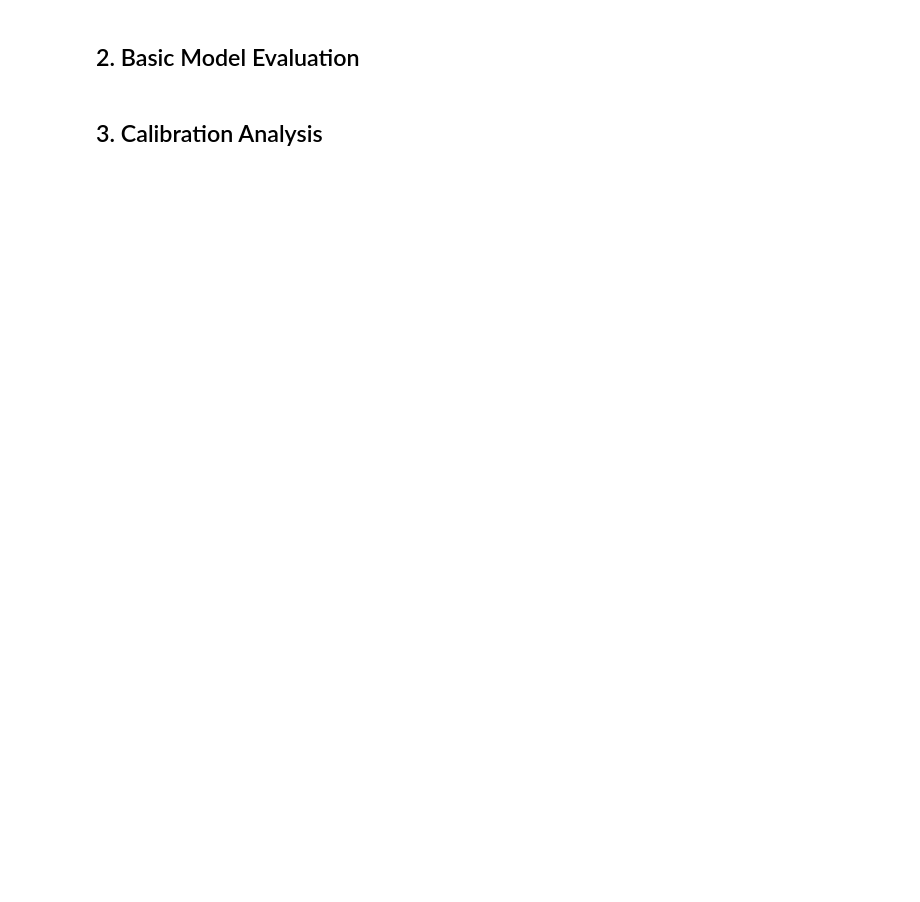
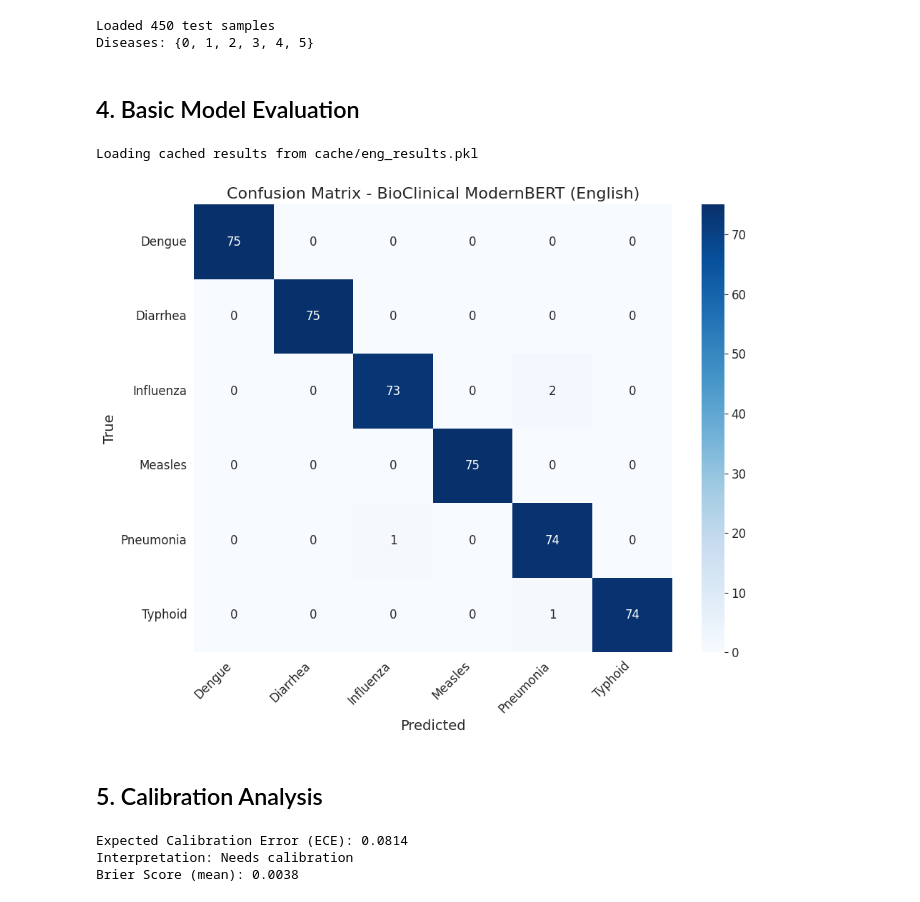
Before and after one commit to notlath/aill-be-sick, a Jupyter notebook: notebooks/uncertainty_analysis.ipynb, the cells around one changed output. Cells and saved outputs as stored; diff of their text form; code cells hidden in the pictures; blank space fills up the shorter version.

Commit message:
refactor: restructure uncertainty analysis notebook with reproducibility setup, dependency management, and enhanced evaluation workflows

```diff
--- a/notebooks/uncertainty_analysis.ipynb
+++ b/notebooks/uncertainty_analysis.ipynb
@@ -46,17 +131,21 @@ print("✓ Libraries loaded successfully")
 # %%
-# Load test dataset
-def load_test_dataset(dataset_path: str):
-    with open(dataset_path, "r", encoding="utf-8") as f:
-        data = json.load(f)
+from datasets import load_dataset
 
-    symptoms_list = [item["symptoms"] for item in data]
-    true_labels = [item["disease"] for item in data]
+def load_test_dataset(dataset_name: str, split: str = "test"):
+    """Load test dataset from HuggingFace."""
+    dataset = load_dataset(dataset_name, split=split)
+
+    symptoms_list = [item["text"] for item in dataset]
+    true_labels = [item["label"] for item in dataset]
 
     return symptoms_list, true_labels
 
-# Load the sample test data
-symptoms_list, true_labels = load_test_dataset("scripts/test_data.json")
+# Load the English test dataset from HuggingFace
+symptoms_list, true_labels = load_test_dataset("notlath/eng_dataset", split="test")
 print(f"Loaded {len(symptoms_list)} test samples")
 print(f"Diseases: {set(true_labels)}")
+# %% [output]
+Loaded 450 test samples
+Diseases: {0, 1, 2, 3, 4, 5}
 # %% [markdown]
-## 2. Basic Model Evaluation
+## 4. Basic Model Evaluation
@@ -121,5 +357,44 @@ eng_results = evaluate_classifier(eng_classifier, symptoms_list, true_labels, "B
+# %%
+# Evaluate English model (with caching)
+cache_dir = Path("cache")
+cache_dir.mkdir(exist_ok=True)
+
+eng_results = evaluate_classifier(
+    eng_classifier, symptoms_list, true_labels,
+    "BioClinical ModernBERT (English)",
+    cache_path=str(cache_dir / "eng_results.pkl")
+)
+# %% [output]
+Loading cached results from cache/eng_results.pkl
+# %%
+# Confusion Matrix Visualization
+cm = confusion_matrix(
+    eng_results["true_labels_idx"],
+    eng_results["pred_labels_idx"],
+    labels=list(range(len(eng_results["class_names"]))),
+)
+
+fig, ax = plt.subplots(figsize=(10, 8))
+sns.heatmap(
+    cm,
+    annot=True,
+    fmt='d',
+    cmap='Blues',
+    ax=ax,
+    xticklabels=eng_results["class_names"],
+    yticklabels=eng_results["class_names"],
+)
+ax.set_xlabel('Predicted', fontsize=14)
+ax.set_ylabel('True', fontsize=14)
+ax.set_title('Confusion Matrix - BioClinical ModernBERT (English)', fontsize=16)
+plt.xticks(rotation=45, ha='right')
+plt.yticks(rotation=0)
+plt.tight_layout()
+plt.show()
+# %% [output]
+[figure, added]
 # %% [markdown]
-## 3. Calibration Analysis
+## 5. Calibration Analysis
 # %%
 # Compute Expected Calibration Error
 ece = compute_expected_calibration_error(
@@ -131,6 +406,11 @@ ece = compute_expected_calibration_error(
 
 print(f"Expected Calibration Error (ECE): {ece:.4f}")
 print(f"Interpretation: {'Well calibrated' if ece < 0.05 else 'Needs calibration'}")
+print(f"Brier Score (mean): {eng_results['brier_mean']:.4f}")
+# %% [output]
+Expected Calibration Error (ECE): 0.0814
+Interpretation: Needs calibration
+Brier Score (mean): 0.0038
 # %%
 # Plot Reliability Diagram
 rel_data = compute_reliability_diagram_data(
```
Also changed, not shown: parts of 22 cells of this notebook.
